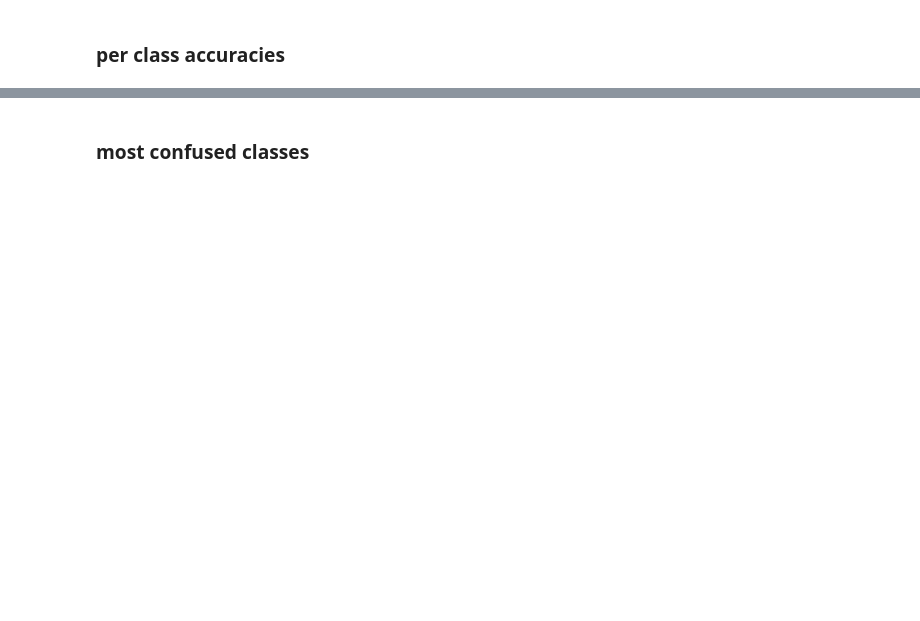
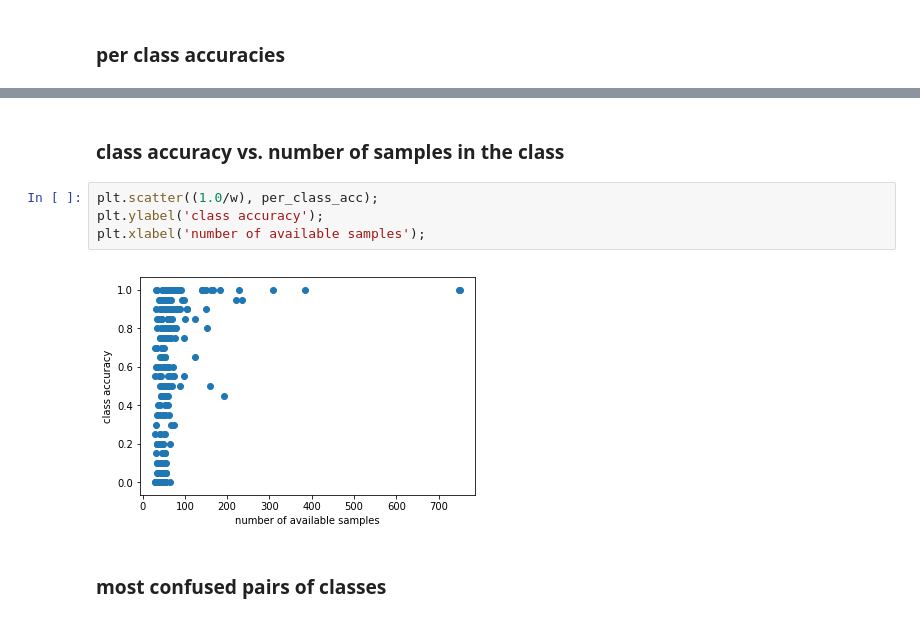
Before and after one commit to TropComplique/image-classification-caltech-256, a Jupyter notebook: xception_keras/train_xception.ipynb, the cells around one changed output, grey strips where cells are left out. Cells and saved outputs as stored; diff of their text form; blank space fills up the shorter version.

```diff
--- a/xception_keras/train_xception.ipynb
+++ b/xception_keras/train_xception.ipynb
@@ -178,3 +297,11 @@ A
+# %% [markdown]
+### class accuracy vs. number of samples in the class
+# %%
+plt.scatter((1.0/w), per_class_acc);
+plt.ylabel('class accuracy');
+plt.xlabel('number of available samples');
+# %% [output]
+[figure, added]
 # %% [markdown]
-### most confused classes
+### most confused pairs of classes
 # %%
```
Also changed, not shown: parts of 41 cells of this notebook, 32 other files.
